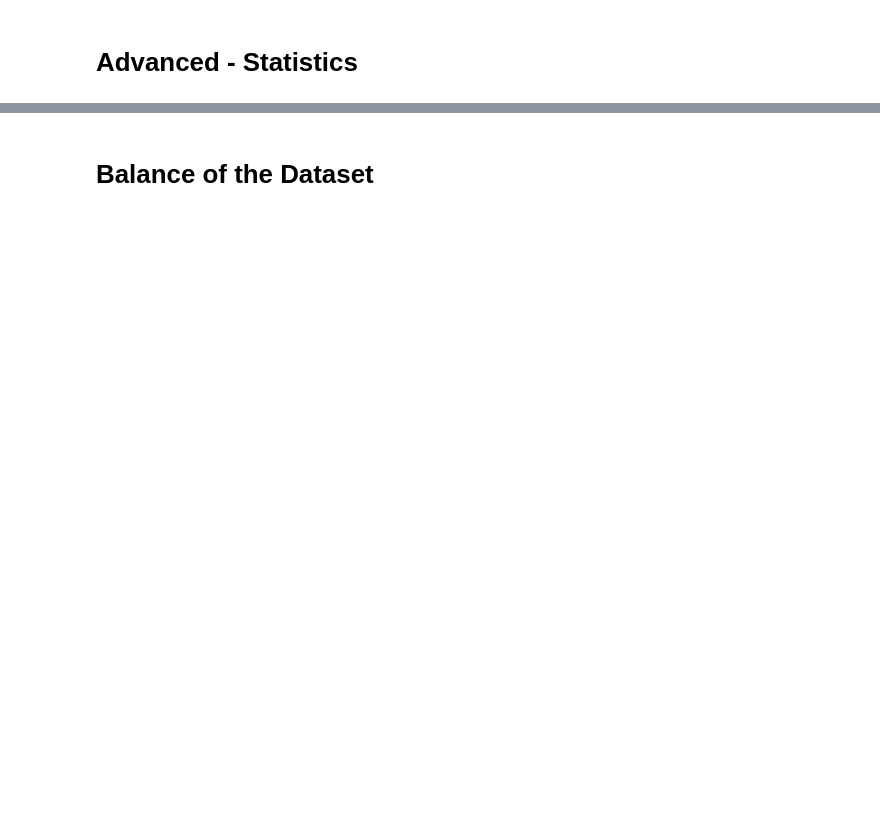
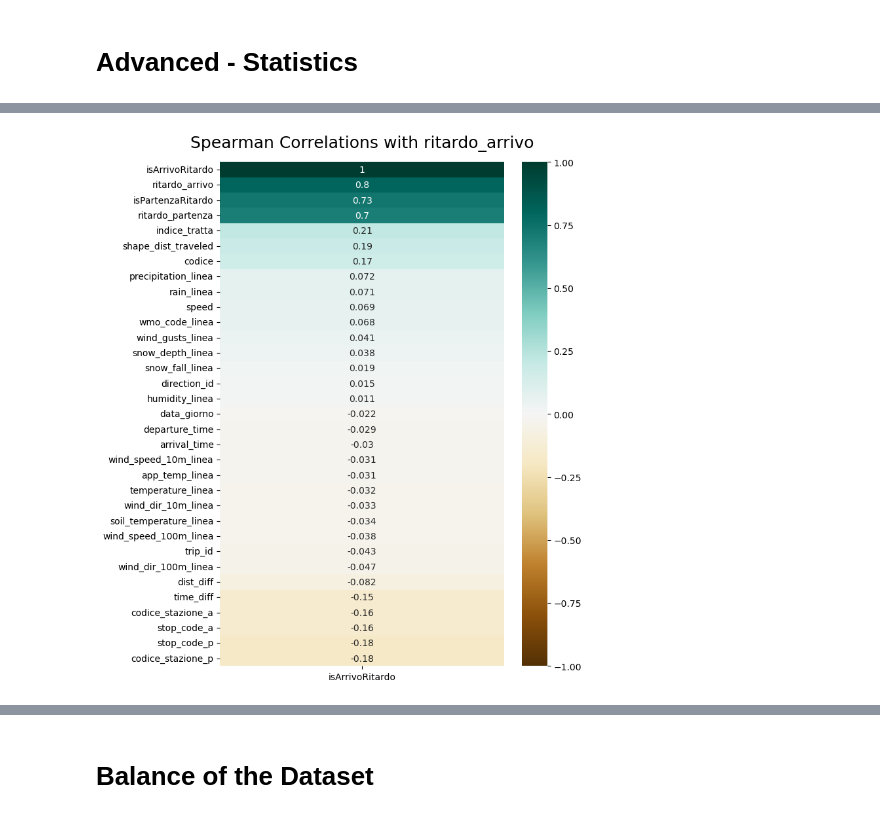
Before and after one commit to gianlucarea/weather-delay, a Jupyter notebook: code/02-data_analytics.ipynb, the cells around one changed output, grey strips where cells are left out. Saved outputs shown, nothing was run; the diff lists cells and outputs as text; code cells hidden in the pictures; blank space fills up the shorter version.

```diff
--- a/code/02-data_analytics.ipynb
+++ b/code/02-data_analytics.ipynb
@@ -224,9 +352,11 @@ del pbc_corr
 # %%
 # Spearman correlation
-plt.figure(figsize=(7, 15))
+plt.figure(figsize=(7, 10))
 heatmap = sns.heatmap(main_dataset[categorical].corr(method="spearman")[["isArrivoRitardo"]].sort_values(by="isArrivoRitardo", ascending=False), vmin=-1, vmax=1, annot=True, cmap="BrBG")
 heatmap.set_title("Spearman Correlations with ritardo_arrivo", fontdict={"fontsize":18}, pad=16)
 plt.savefig("../images/data_analytics_images/spearman_correlation.png")
 del heatmap
+# %% [output]
+[figure, added]
 # %%
 #Drop Columns
```
Also changed, not shown: parts of 28 cells of this notebook, 9 other files.
